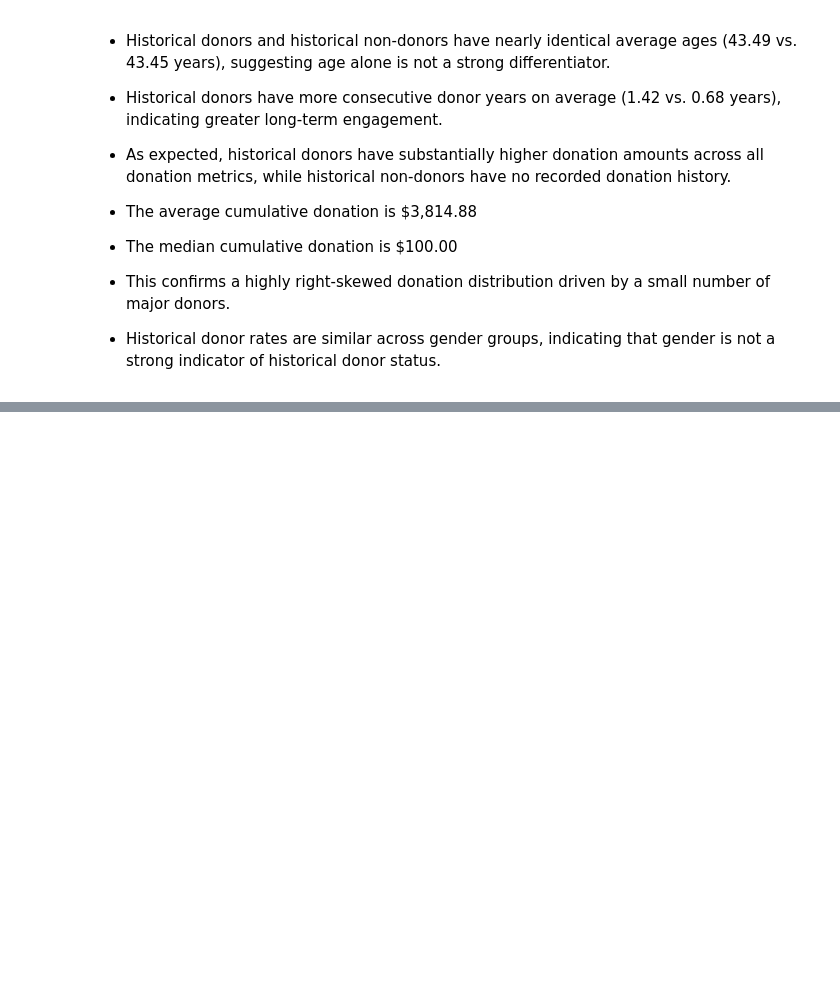
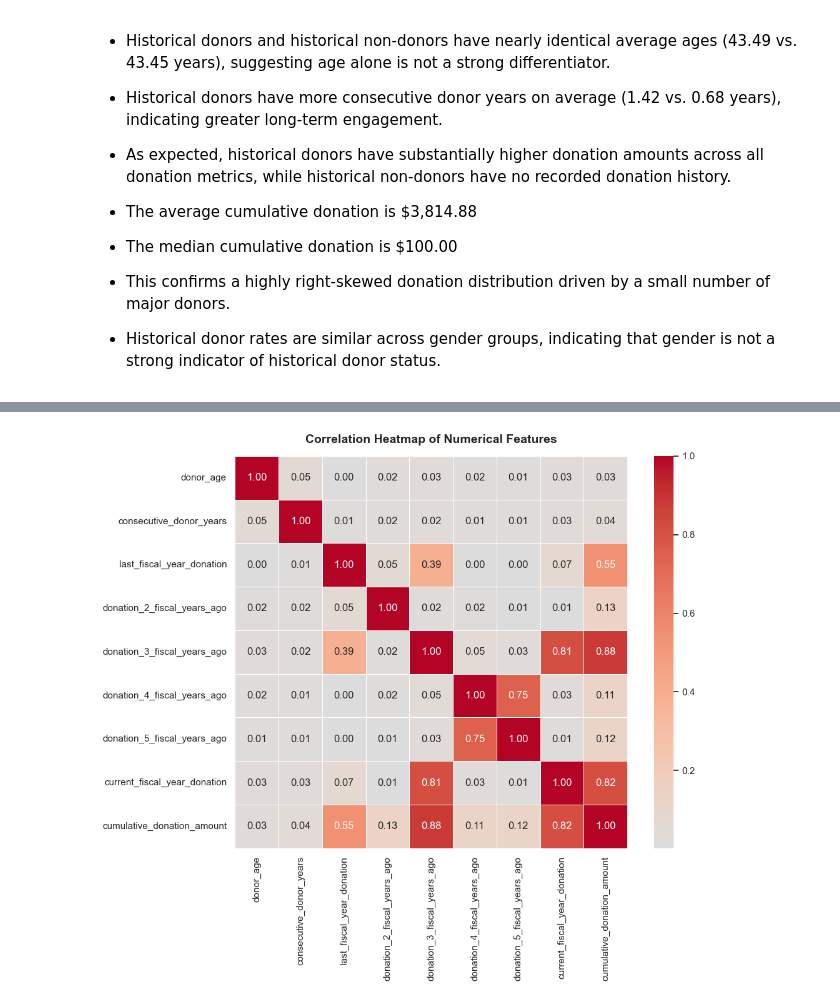
Before and after one commit to MDarkHead/red-cross-donor-prediction, a Jupyter notebook: notebooks/02_eda.ipynb, the cells around one changed output, grey strips where cells are left out. Cells and saved outputs as stored; diff of their text form; code cells hidden in the pictures; blank space fills up the shorter version.

Commit message:
P2; Task 8: Correlation Analysis Complete

```diff
--- a/notebooks/02_eda.ipynb
+++ b/notebooks/02_eda.ipynb
@@ -1337,3 +1337,21 @@ pd.crosstab(
 
 - This confirms a highly right-skewed donation distribution driven by a small number of major donors.
 - Historical donor rates are similar across gender groups, indicating that gender is not a strong indicator of historical donor status.
+# %%
+# Numeric features that correlate
+correlation_features = [
+    "donor_age",
+    "consecutive_donor_years",
+    "last_fiscal_year_donation",
+    "donation_2_fiscal_years_ago",
+    "donation_3_fiscal_years_ago",
+    "donation_4_fiscal_years_ago",
+    "donation_5_fiscal_years_ago",
+    "current_fiscal_year_donation",
+    "cumulative_donation_amount"
+]
+# %%
+# Correlation matrix
+corr = df[correlation_features].corr()
+
+corr
@@ -1339,0 +1369,25 @@ pd.crosstab(
+# %%
+# Correlation heatmap
+plt.figure(figsize=(11, 9))
+
+sns.heatmap(
+    corr,
+    annot=True,
+    fmt=".2f",
+    cmap="coolwarm",
+    center=0,
+    square=True,
+    linewidths=0.5
+)
+
+plt.title(
+    "Correlation Heatmap of Numerical Features",
+    fontsize=14,
+    fontweight="bold",
+    pad=15
+)
+
+plt.tight_layout()
+plt.show()
+# %% [output]
+[figure, added]
```
Also changed, not shown: parts of 3 cells of this notebook.
